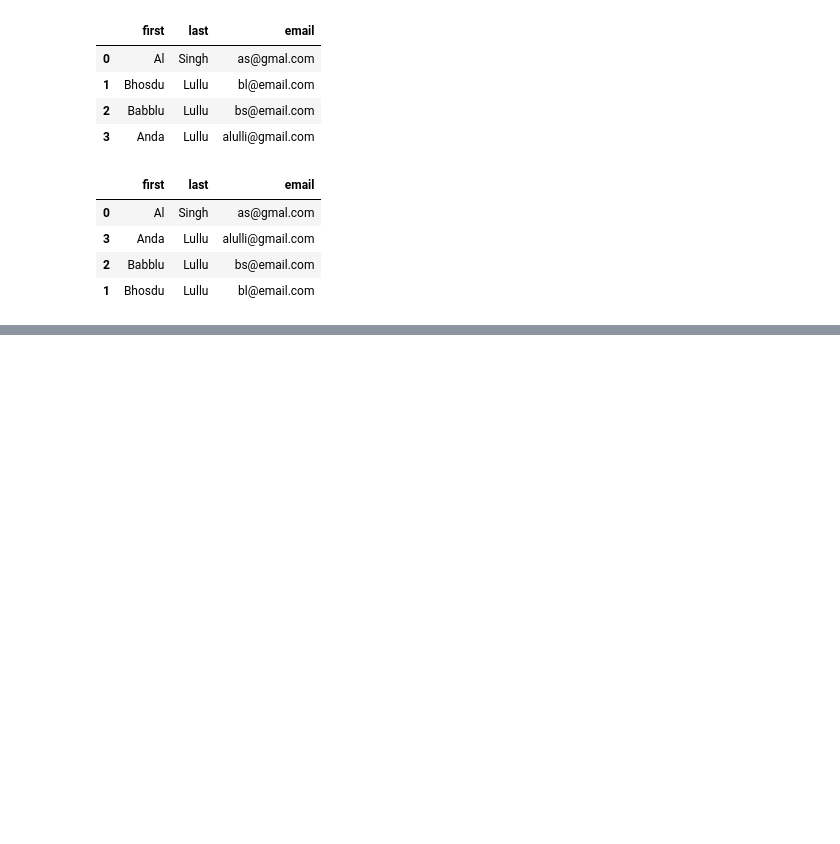
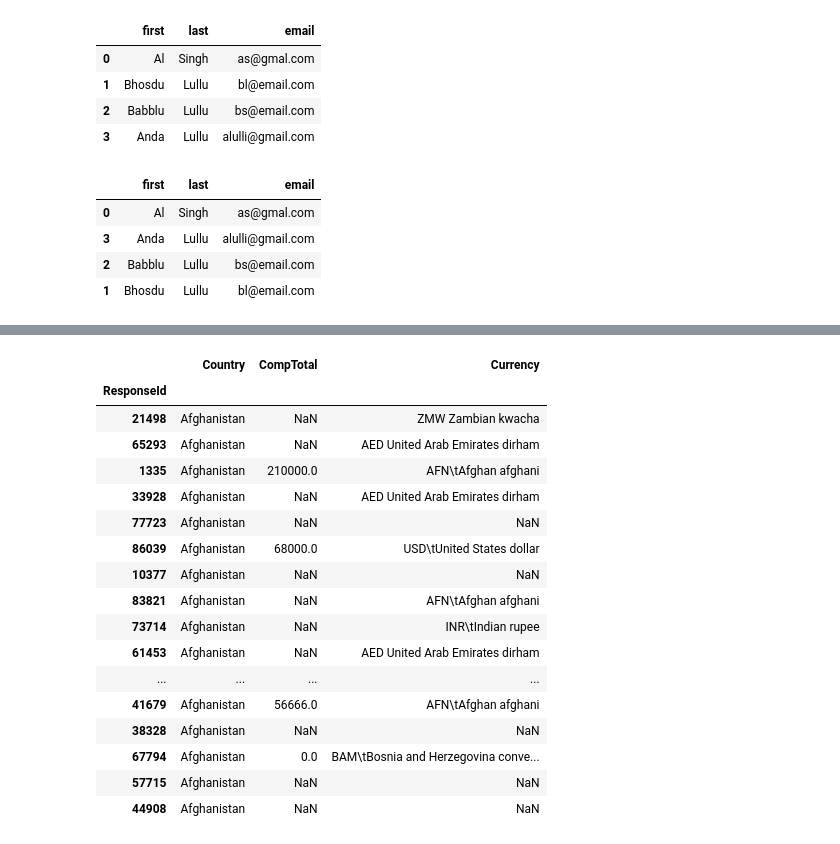
Before and after one commit to rahul-pandita/Pandas, a Jupyter notebook: 6_sorting.ipynb, the cells around one changed output, grey strips where cells are left out. Drawn from its saved outputs; the diff is of its cells as text; code cells hidden in the pictures; blank space fills up the shorter version.

Commit message:
Sort survey data by country

```diff
--- a/6_sorting.ipynb
+++ b/6_sorting.ipynb
@@ -44,0 +61,6 @@ sample_df
+# %%
+df = pd.read_csv("data/survey_results_public.csv", index_col="ResponseId")
+schema_df = pd.read_csv("data/survey_results_schema.csv", index_col="qname")
+# %%
+pd.set_option("display.max_columns", 85)
+pd.set_option("display.max_rows", 85)
@@ -44,0 +77,24 @@ sample_df
+# %%
+# sort by country
+df.sort_values(by="Country", inplace=True)
+# %%
+df[["Country", "CompTotal", "Currency"]].head(50)
+# %% [output]
+|  | Country | CompTotal | Currency |
+| ResponseId |  |  |  |
+| 21498 | Afghanistan | NaN | ZMW Zambian kwacha |
+| 65293 | Afghanistan | NaN | AED United Arab Emirates dirham |
+| 1335 | Afghanistan | 210000.0 | AFN\tAfghan afghani |
+| 33928 | Afghanistan | NaN | AED United Arab Emirates dirham |
+| 77723 | Afghanistan | NaN | NaN |
+| 86039 | Afghanistan | 68000.0 | USD\tUnited States dollar |
+| 10377 | Afghanistan | NaN | NaN |
+| 83821 | Afghanistan | NaN | AFN\tAfghan afghani |
+| 73714 | Afghanistan | NaN | INR\tIndian rupee |
+| 61453 | Afghanistan | NaN | AED United Arab Emirates dirham |
+| ... | ... | ... | ... |
+| 41679 | Afghanistan | 56666.0 | AFN\tAfghan afghani |
+| 38328 | Afghanistan | NaN | NaN |
+| 67794 | Afghanistan | 0.0 | BAM\tBosnia and Herzegovina conve... |
+| 57715 | Afghanistan | NaN | NaN |
+| 44908 | Afghanistan | NaN | NaN |
```
Also changed, not shown: parts of 3 cells of this notebook.
